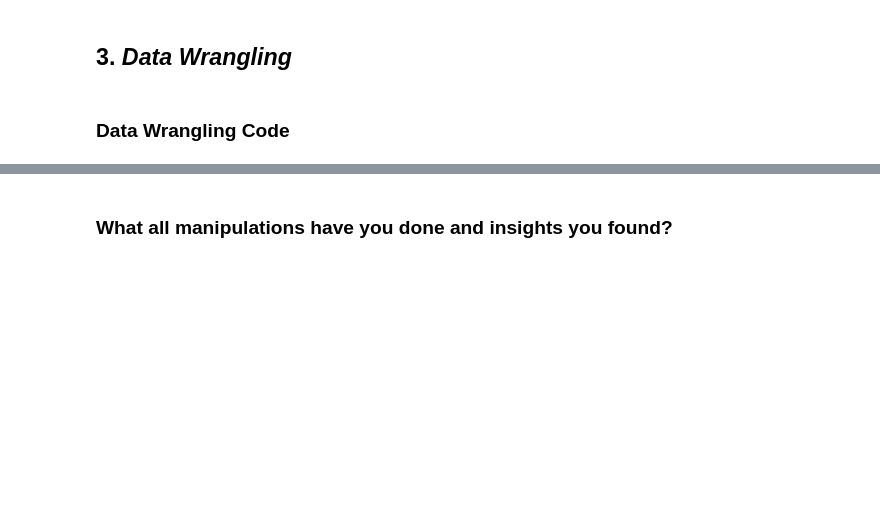
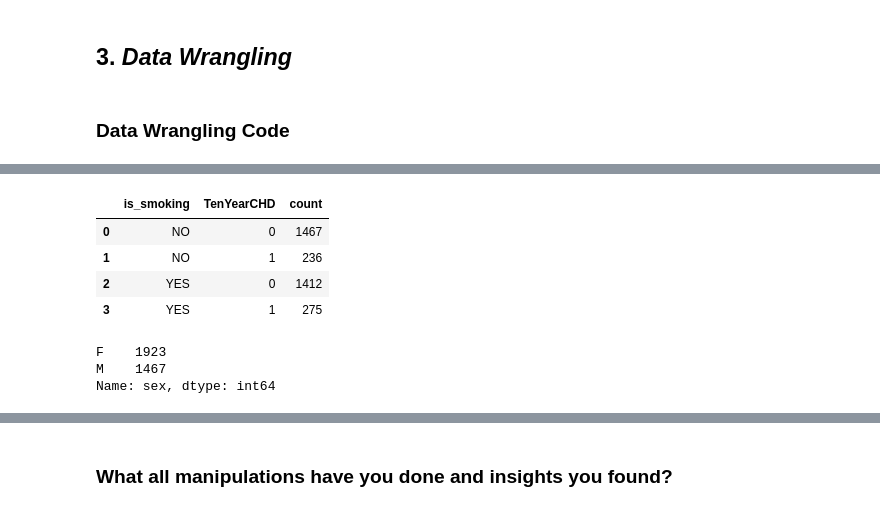
Before and after one commit to LuvMutreja/Cardiovascular-Risk-Prediction, a Jupyter notebook: Classification_Capstone_Project_Cardiovascular_Risk_Prediction.ipynb, the cells around one changed output, grey strips where cells are left out. Drawn from its saved outputs; the diff is of its cells as text; code cells hidden in the pictures; blank space fills up the shorter version.

```diff
--- a/Classification_Capstone_Project_Cardiovascular_Risk_Prediction.ipynb
+++ b/Classification_Capstone_Project_Cardiovascular_Risk_Prediction.ipynb
@@ -271,0 +284,14 @@ Number of unique values in  TenYearCHD  is  2
+# %%
+pd.DataFrame(dataset.groupby('is_smoking')['TenYearCHD'].value_counts().reset_index(name='count'))
+# %% [output]
+|  | is_smoking | TenYearCHD | count |
+| 0 | NO | 0 | 1467 |
+| 1 | NO | 1 | 236 |
+| 2 | YES | 0 | 1412 |
+| 3 | YES | 1 | 275 |
+# %%
+dataset['sex'].value_counts()
+# %% [output]
+F    1923
+M    1467
+Name: sex, dtype: int64
```
Also changed, not shown: parts of 13 cells of this notebook.
